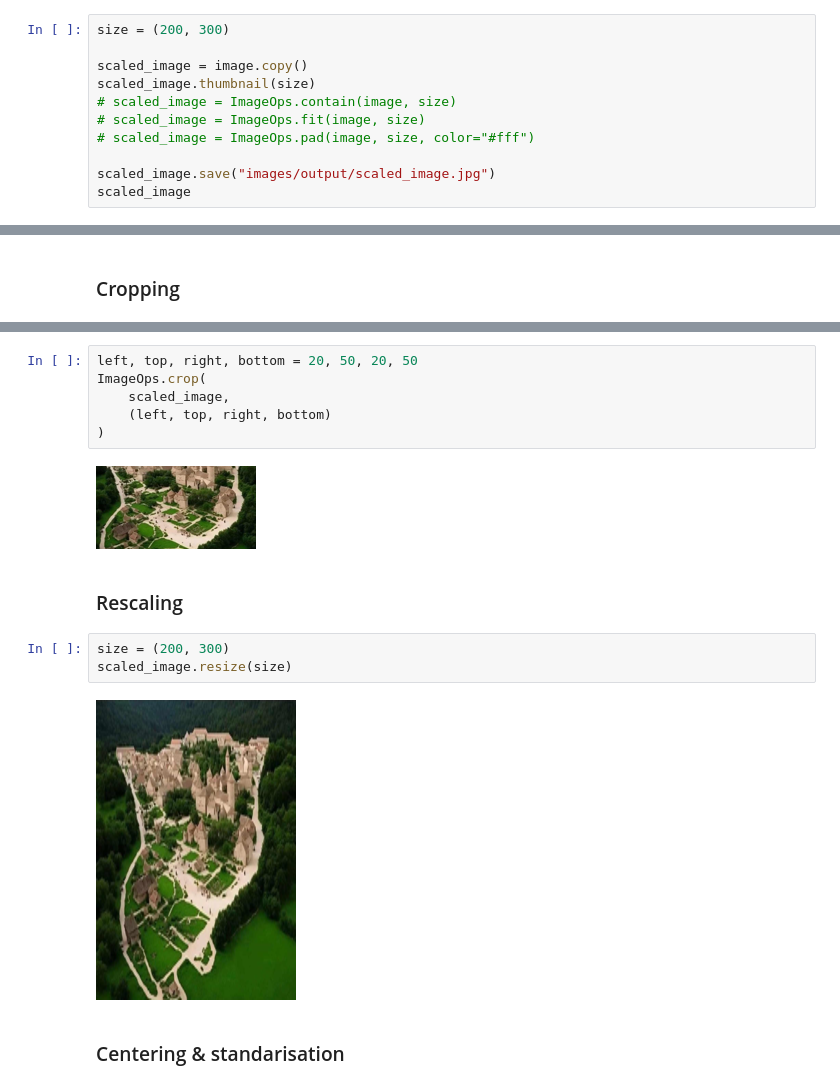
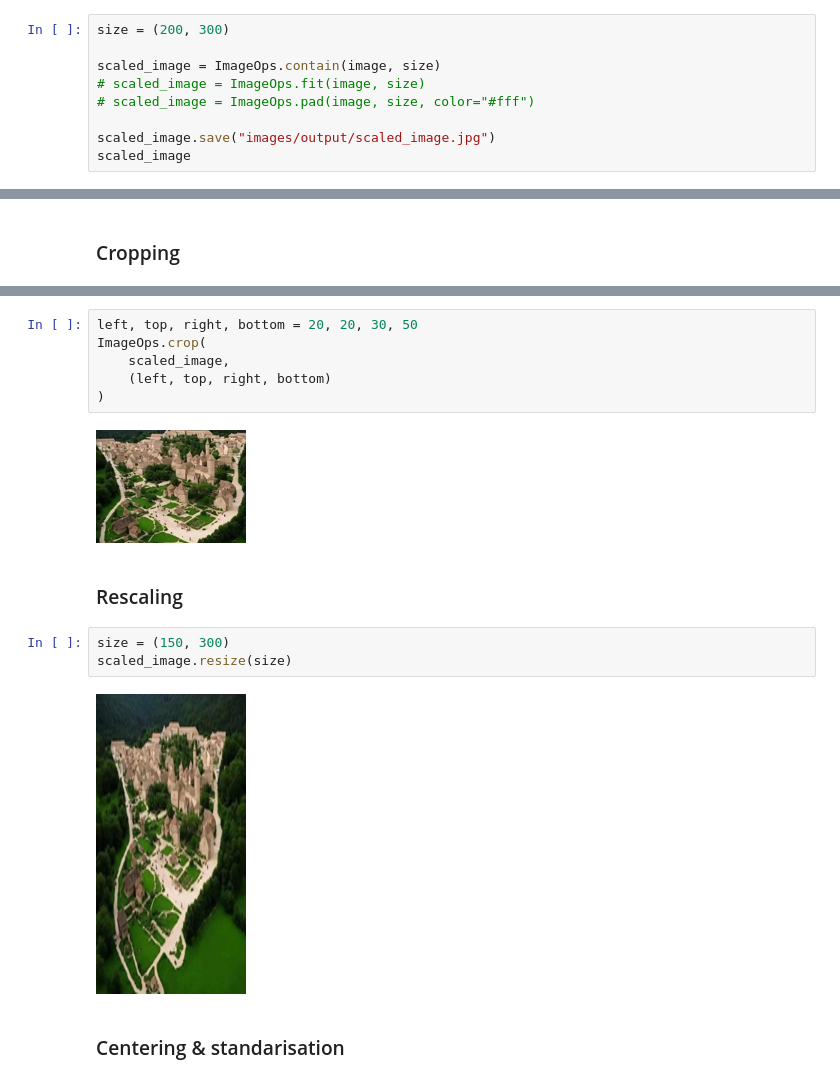
Before and after one commit to krzkro4122/uj, a Jupyter notebook: deep-learning/1/2-image-management.ipynb, the cells around one changed output, grey strips where cells are left out. Saved outputs shown, nothing was run; the diff lists cells and outputs as text.

```diff
--- a/deep-learning/1/2-image-management.ipynb
+++ b/deep-learning/1/2-image-management.ipynb
@@ -28,9 +28,7 @@ image.format, image.size, image.mode
 # %%
 size = (200, 300)
 
-scaled_image = image.copy()
-scaled_image.thumbnail(size)
-# scaled_image = ImageOps.contain(image, size)
+scaled_image = ImageOps.contain(image, size)
 # scaled_image = ImageOps.fit(image, size)
 # scaled_image = ImageOps.pad(image, size, color="#fff")
 
@@ -59,18 +69,18 @@ ImageOps.mirror(scaled_image)
 # %%
-left, top, right, bottom = 20, 50, 20, 50
+left, top, right, bottom = 20, 20, 30, 50
 ImageOps.crop(
     scaled_image,
     (left, top, right, bottom)
 )
 # %% [output]
-[figure, old version]
+[figure, new version]
 # %% [markdown]
 ### Rescaling
 # %%
-size = (200, 300)
+size = (150, 300)
 scaled_image.resize(size)
 # %% [output]
-[figure, old version]
+[figure, new version]
 # %% [markdown]
 ### Centering & standarisation
 # %%
```
Also changed, not shown: parts of 5 cells of this notebook, 2 other files.
